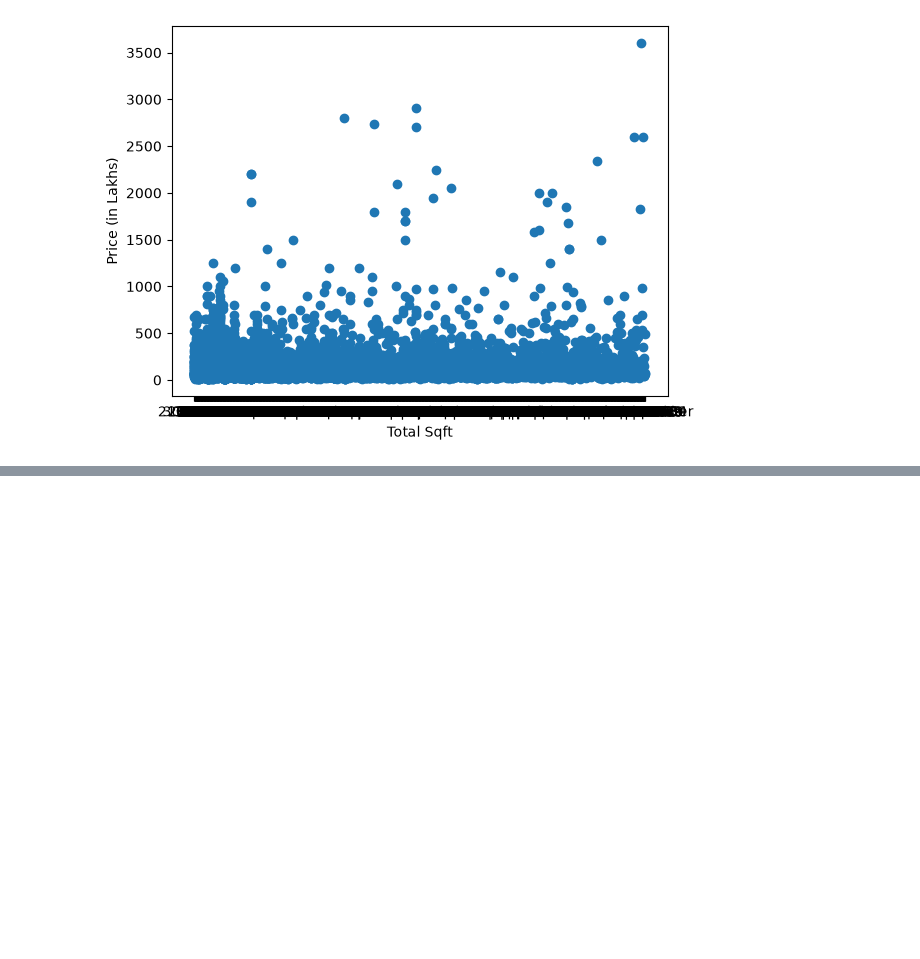
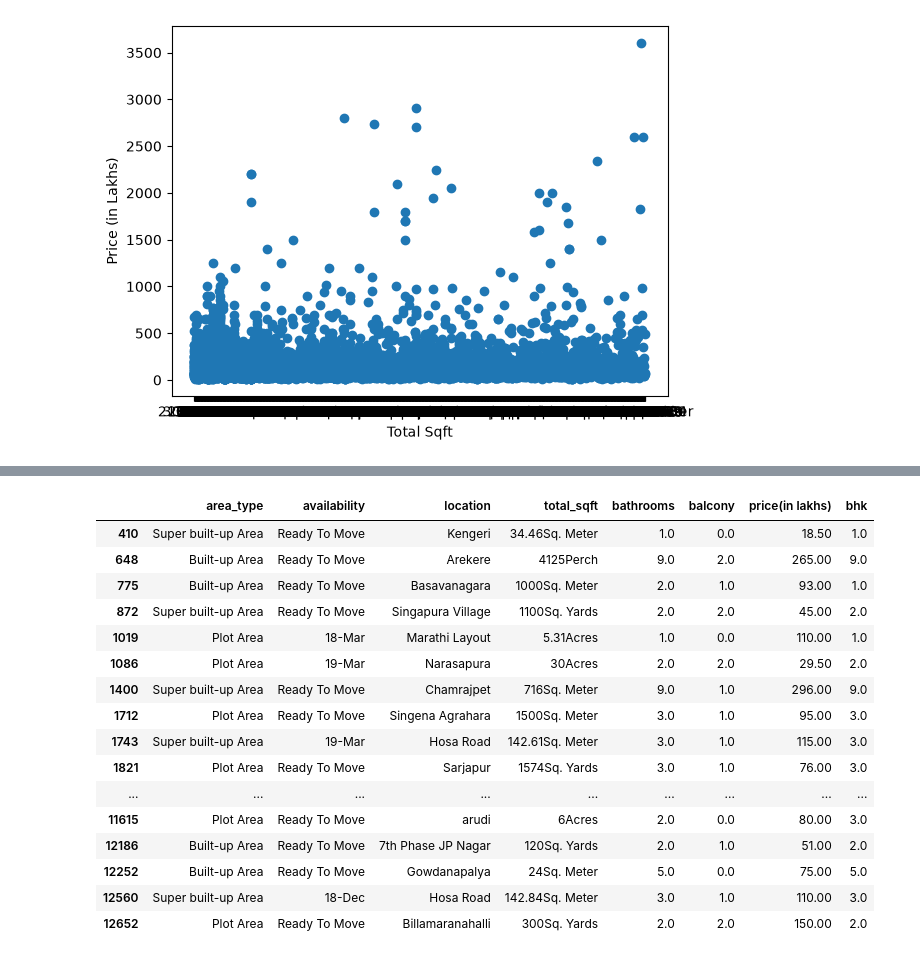
Before and after one commit to PranayBhardwaj29/bengaluru-house-price-predictor, a Jupyter notebook: notebook/model_training.ipynb, the cells around one changed output, grey strips where cells are left out. Cells and saved outputs as stored; diff of their text form; code cells hidden in the pictures; blank space fills up the shorter version.

```diff
--- a/notebook/model_training.ipynb
+++ b/notebook/model_training.ipynb
@@ -308,0 +410,20 @@ plt.show()
+# %%
+df[df['total_sqft'].str.contains('[a-zA-Z]', na=False)]
+# %% [output]
+|  | area_type | availability | location | total_sqft | bathrooms | balcony | price(in lakhs) | bhk |
+| 410 | Super built-up Area | Ready To Move | Kengeri | 34.46Sq. Meter | 1.0 | 0.0 | 18.50 | 1.0 |
+| 648 | Built-up Area | Ready To Move | Arekere | 4125Perch | 9.0 | 2.0 | 265.00 | 9.0 |
+| 775 | Built-up Area | Ready To Move | Basavanagara | 1000Sq. Meter | 2.0 | 1.0 | 93.00 | 1.0 |
+| 872 | Super built-up Area | Ready To Move | Singapura Village | 1100Sq. Yards | 2.0 | 2.0 | 45.00 | 2.0 |
+| 1019 | Plot Area | 18-Mar | Marathi Layout | 5.31Acres | 1.0 | 0.0 | 110.00 | 1.0 |
+| 1086 | Plot Area | 19-Mar | Narasapura | 30Acres | 2.0 | 2.0 | 29.50 | 2.0 |
+| 1400 | Super built-up Area | Ready To Move | Chamrajpet | 716Sq. Meter | 9.0 | 1.0 | 296.00 | 9.0 |
+| 1712 | Plot Area | Ready To Move | Singena Agrahara | 1500Sq. Meter | 3.0 | 1.0 | 95.00 | 3.0 |
+| 1743 | Super built-up Area | 19-Mar | Hosa Road | 142.61Sq. Meter | 3.0 | 1.0 | 115.00 | 3.0 |
+| 1821 | Plot Area | Ready To Move | Sarjapur | 1574Sq. Yards | 3.0 | 1.0 | 76.00 | 3.0 |
+| ... | ... | ... | ... | ... | ... | ... | ... | ... |
+| 11615 | Plot Area | Ready To Move | arudi | 6Acres | 2.0 | 0.0 | 80.00 | 3.0 |
+| 12186 | Built-up Area | Ready To Move | 7th Phase JP Nagar | 120Sq. Yards | 2.0 | 1.0 | 51.00 | 2.0 |
+| 12252 | Built-up Area | Ready To Move | Gowdanapalya | 24Sq. Meter | 5.0 | 0.0 | 75.00 | 5.0 |
+| 12560 | Super built-up Area | 18-Dec | Hosa Road | 142.84Sq. Meter | 3.0 | 1.0 | 110.00 | 3.0 |
+| 12652 | Plot Area | Ready To Move | Billamaranahalli | 300Sq. Yards | 2.0 | 2.0 | 150.00 | 2.0 |
```
Also changed, not shown: parts of 14 cells of this notebook.
